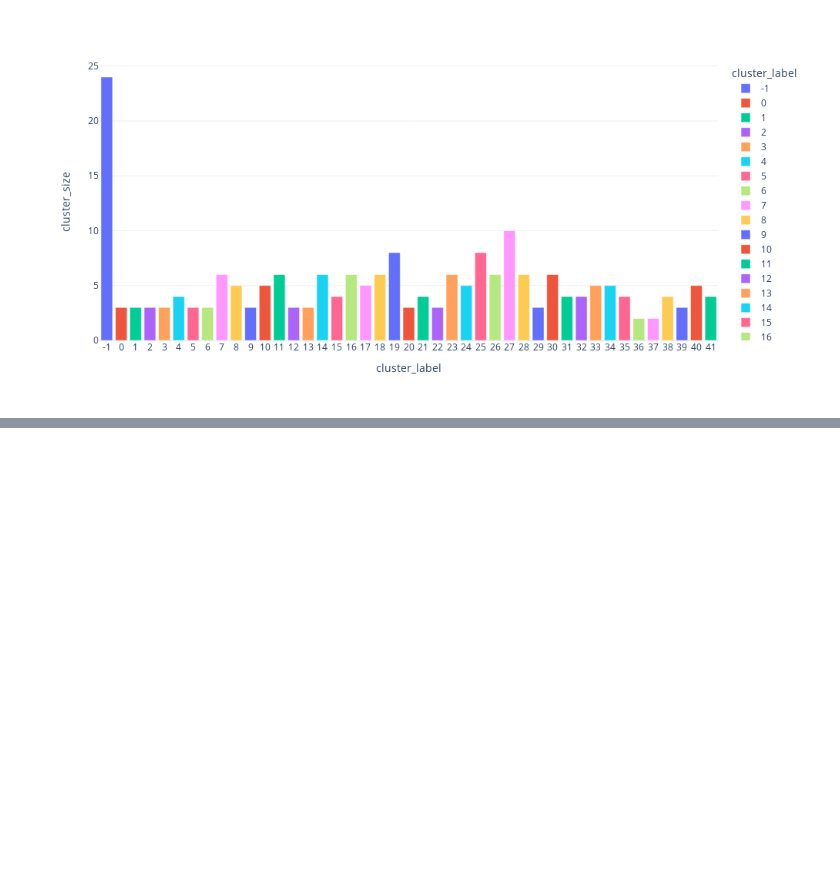
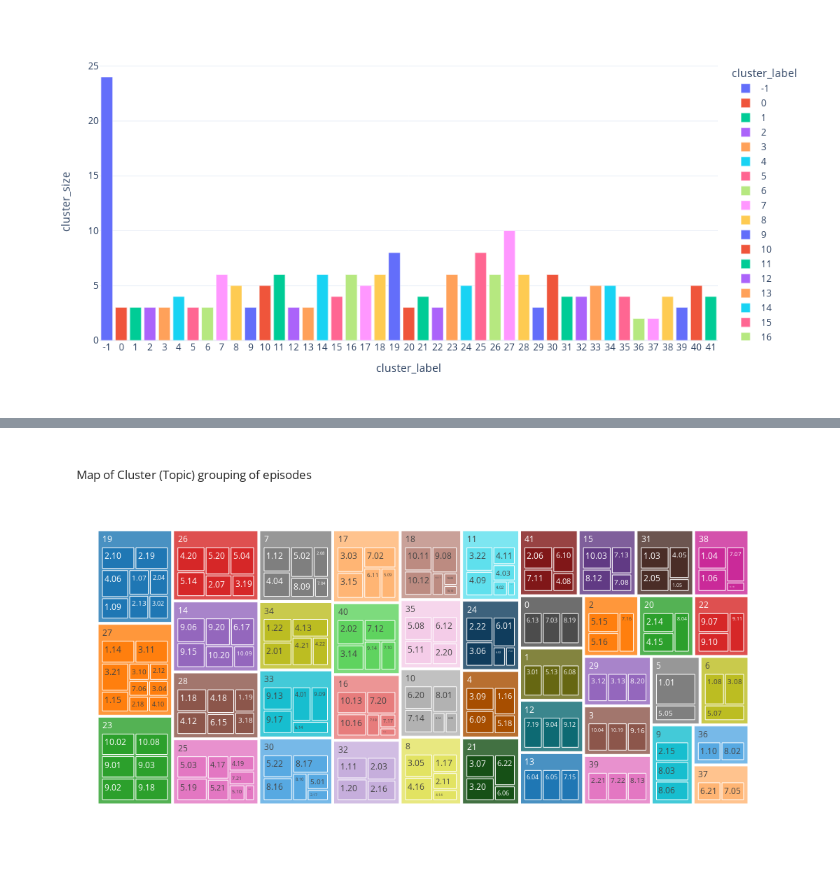
Before and after one commit to huyndao/sg1-topic-modeling, a Jupyter notebook: sg1-topic-modeling.ipynb, the cells around one changed output, grey strips where cells are left out. Saved outputs shown, nothing was run; the diff lists cells and outputs as text; code cells hidden in the pictures; blank space fills up the shorter version.

```diff
--- a/sg1-topic-modeling.ipynb
+++ b/sg1-topic-modeling.ipynb
@@ -859,0 +889,21 @@ fig.show("png")
+# %%
+corpus_embeddings_2d = make_2d_embeddings(corpus_embeddings, max_nn)
+titles = [t["title"].partition(" ")[-1].replace(" Transcript", "") for t in transcripts]
+episodes = [t["title"].partition(" ")[0] for t in transcripts]
+corpus_2d_df = pl.DataFrame(corpus_embeddings_2d).rename(
+    {"column_0": "pc_1", "column_1": "pc_2"}
+)
+corpus_2d_df = (
+    pl.concat(
+        [
+            corpus_2d_df,
+            pl.DataFrame(
+                [clusterer.labels_, clusterer.probabilities_, episodes, titles],
+                schema=["label", "probability", "episode", "title"],
+            ),
+        ],
+        how="horizontal",
+    )
+    .with_columns(pl.col("label").cast(pl.Utf8))
+    .sort(by="label")
+)
@@ -859,0 +935,20 @@ fig.show("png")
+# %%
+gc.collect()
+fig = px.treemap(
+    corpus_2d_df,
+    path=["label", "episode"],
+    values="probability",
+    hover_data="title",
+    hover_name="episode",
+    title="Map of Cluster (Topic) grouping of episodes",
+    width=1100,
+    height=600,
+    template="simple_white",
+)
+# for github
+fig.show("png")
+
+# for local viewing with title hover capability
+# fig.show()
+# %% [output]
+[figure, added]
```
Also changed, not shown: parts of 33 cells of this notebook.
